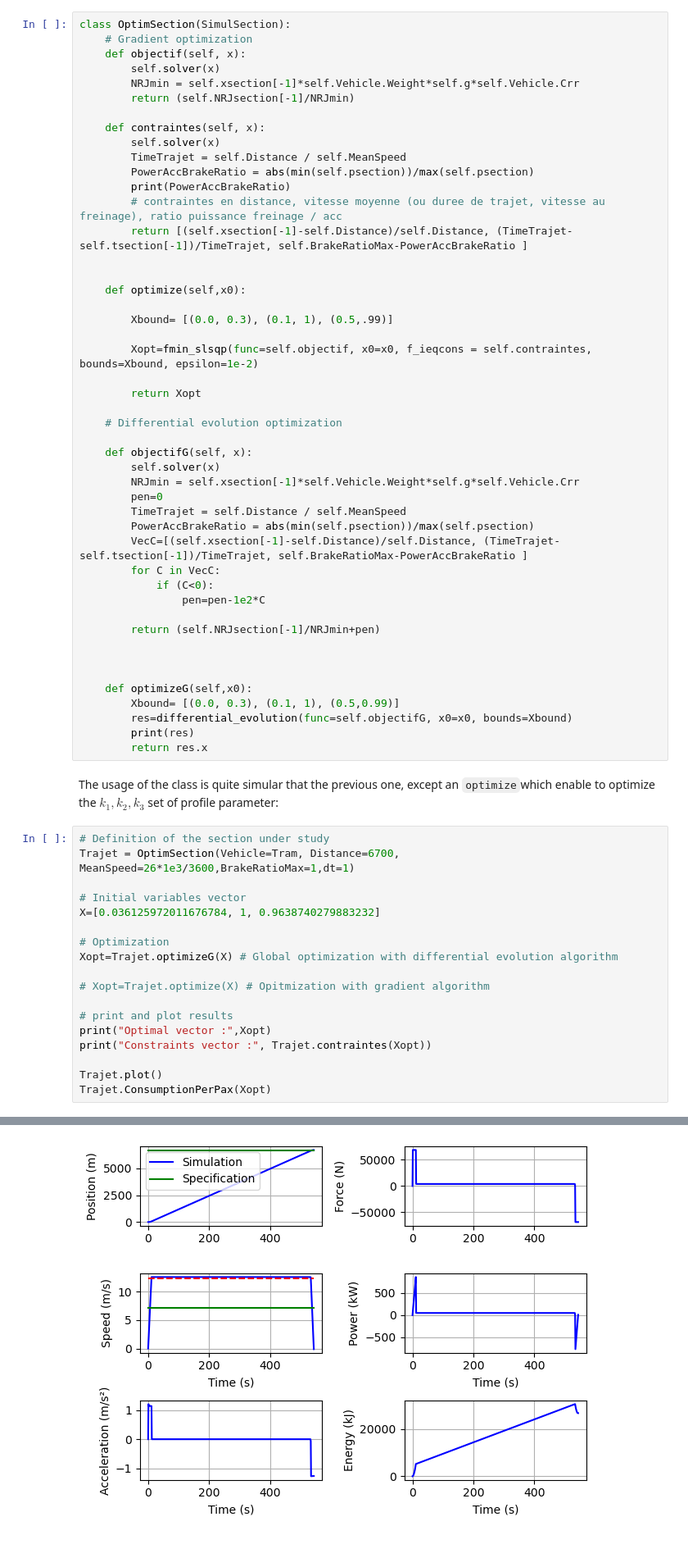
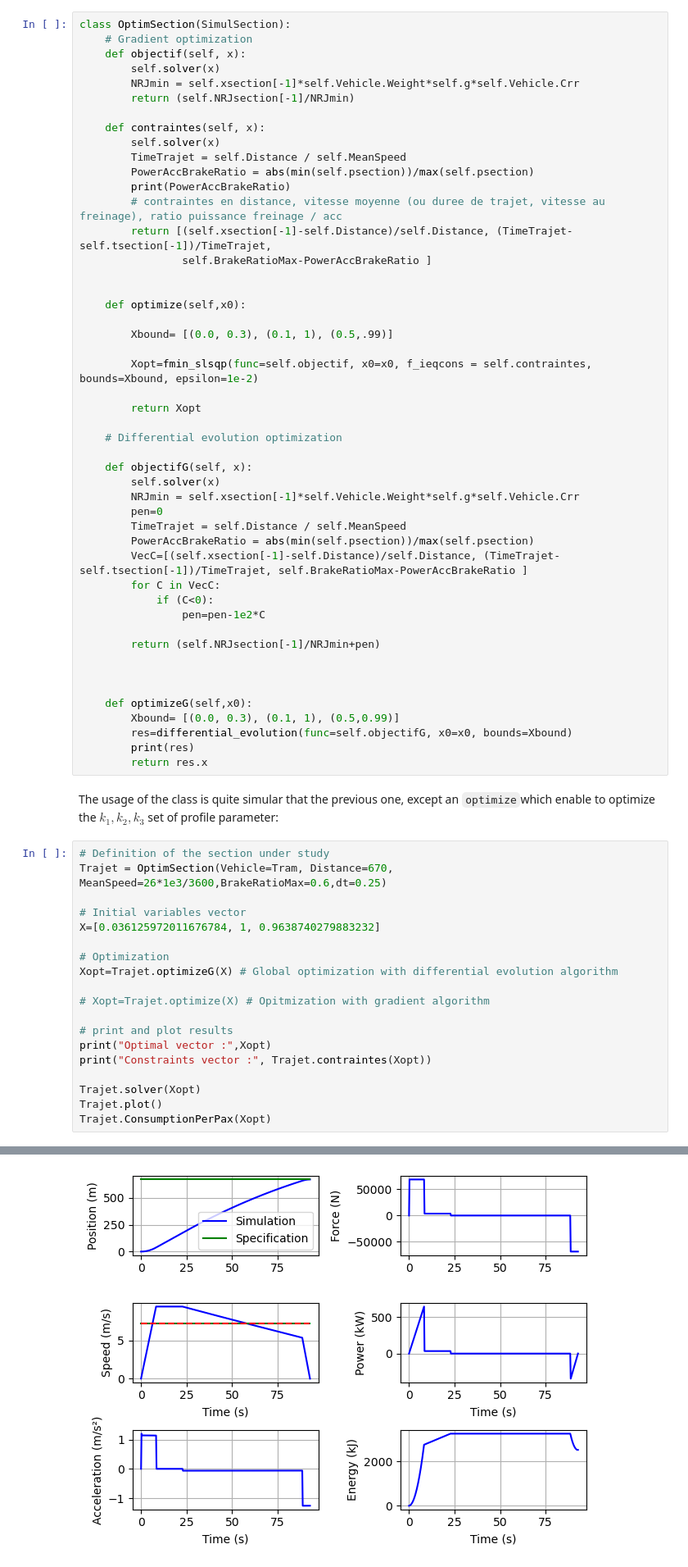
Before and after one commit to SizingLab/sizing_course, a Jupyter notebook: class/Lab-watt_project/01b_CaseStudy_Specification.ipynb, the cells around one changed output, grey strips where cells are left out. Shown: that part at 82% size. Drawn from its saved outputs; the diff is of its cells as text.

Commit message:
image NRJ Managment

```diff
--- a/class/Lab-watt_project/01b_CaseStudy_Specification.ipynb
+++ b/class/Lab-watt_project/01b_CaseStudy_Specification.ipynb
@@ -276,7 +277,8 @@ class OptimSection(SimulSection):
         PowerAccBrakeRatio = abs(min(self.psection))/max(self.psection)
         print(PowerAccBrakeRatio)
         # contraintes en distance, vitesse moyenne (ou duree de trajet, vitesse au freinage), ratio puissance freinage / acc
-        return [(self.xsection[-1]-self.Distance)/self.Distance, (TimeTrajet-self.tsection[-1])/TimeTrajet, self.BrakeRatioMax-PowerAccBrakeRatio ]
+        return [(self.xsection[-1]-self.Distance)/self.Distance, (TimeTrajet-self.tsection[-1])/TimeTrajet,
+                self.BrakeRatioMax-PowerAccBrakeRatio ]
 
 
     def optimize(self,x0):
@@ -313,7 +315,7 @@ class OptimSection(SimulSection):
 The usage of the class is quite simular that the previous one, except an `optimize`which enable to optimize the $k_1, k_2, k_3$ set of profile parameter:
 # %%
 # Definition of the section under study
-Trajet = OptimSection(Vehicle=Tram, Distance=6700, MeanSpeed=26*1e3/3600,BrakeRatioMax=1,dt=1)
+Trajet = OptimSection(Vehicle=Tram, Distance=670, MeanSpeed=26*1e3/3600,BrakeRatioMax=0.6,dt=0.25)
 
 # Initial variables vector
 X=[0.036125972011676784, 1, 0.9638740279883232]
@@ -327,6 +329,7 @@ Xopt=Trajet.optimizeG(X) # Global optimization with differential evolution algor
 print("Optimal vector :",Xopt)
 print("Constraints vector :", Trajet.contraintes(Xopt))
 
+Trajet.solver(Xopt)
 Trajet.plot()
 Trajet.ConsumptionPerPax(Xopt)
 # %% [output]
@@ -344,4 +347,4 @@ Consumption per passenger: 18.15 kJ/(Pax.km)
-[figure, old version]
+[figure, new version]
 # %% [markdown]
 > **Question:** Compare this optimized profile to a profile with only 3 segments: maximum acceleration, constant speed, maximum deceleration. Evaluate effect of specifications (distance, braking power/acceleration power ratio).
 # %% [markdown]
```
Also changed, not shown: parts of 3 cells of this notebook, 2 other files.
